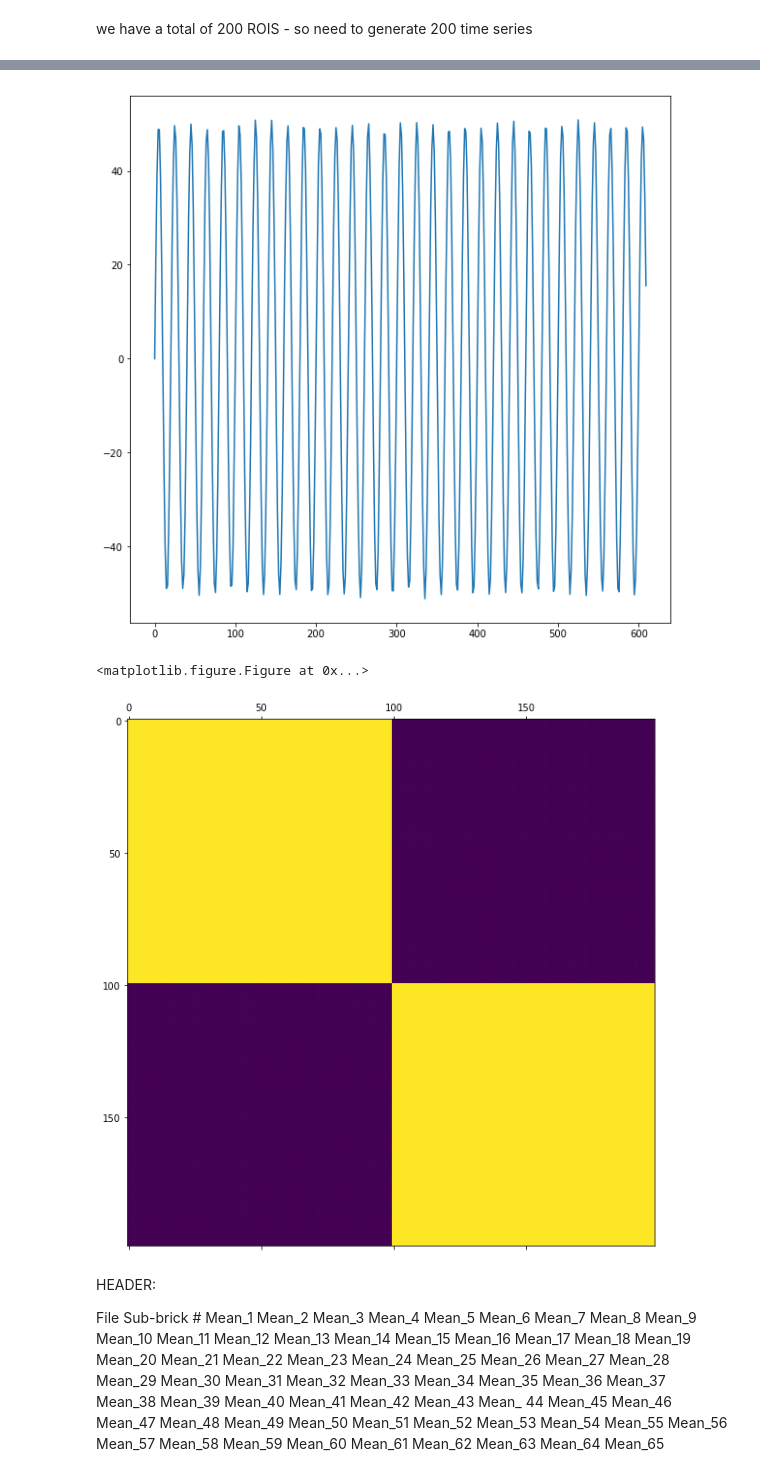
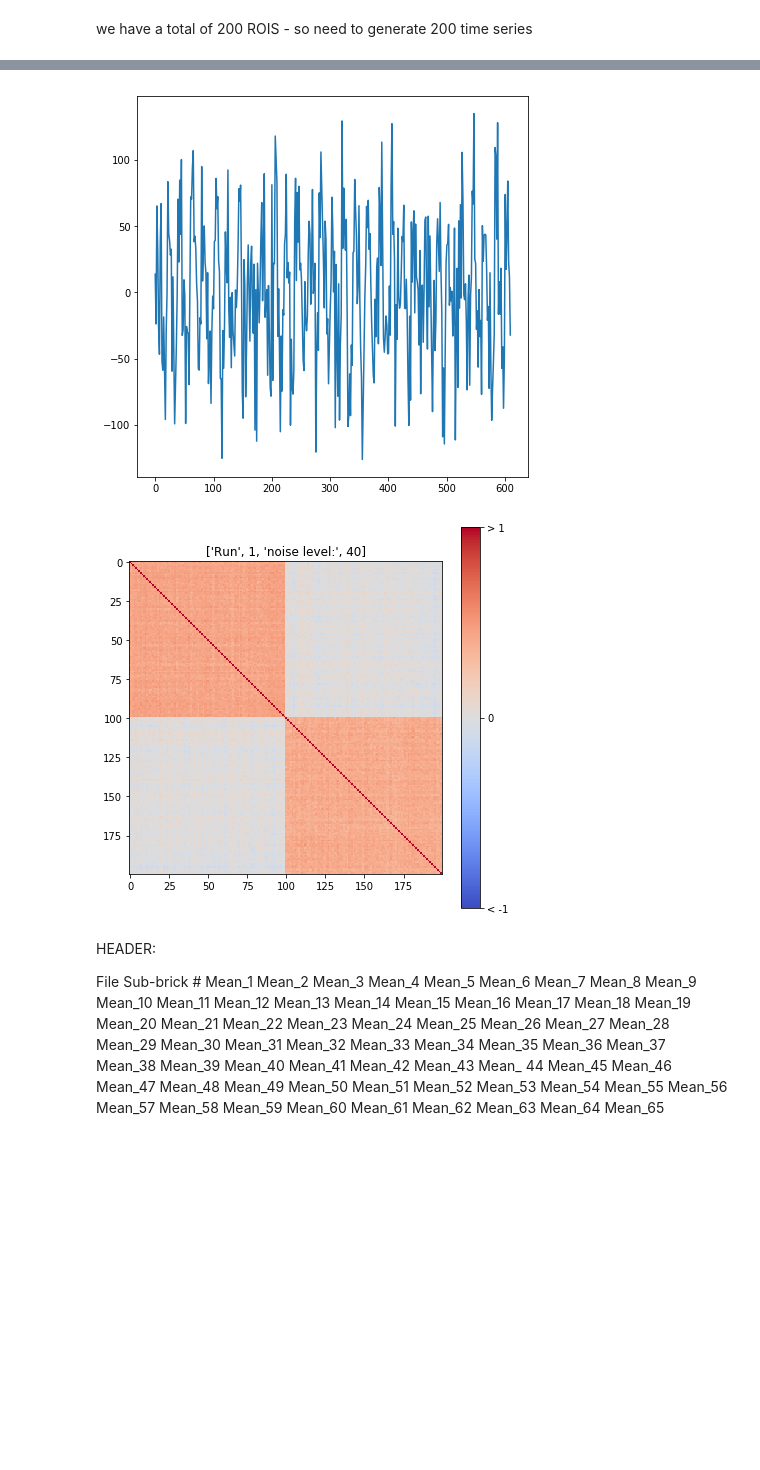
Before and after one commit to engfranco/ZHEN_SIM_DATA, a Jupyter notebook: creat_sim_timeseries-v3-WithNoise_FrequencyShift.ipynb, the cells around one changed output, grey strips where cells are left out. Saved outputs shown, nothing was run; the diff lists cells and outputs as text; code cells hidden in the pictures; blank space fills up the shorter version.

Commit message:
ploting correlation coef figure

```diff
--- a/creat_sim_timeseries-v3-WithNoise_FrequencyShift.ipynb
+++ b/creat_sim_timeseries-v3-WithNoise_FrequencyShift.ipynb
@@ -40,8 +22,20 @@ Location of an example csv file (only acessable on Humbvee):
 TR = 1.45
 volumes = 420
 t = np.arange(0.0, TR*volumes+1, 1.45)
-noise_level = 0.5
+noise_level = 40
 #print(t)
+# %%
+# Plot correlation coef
+def plot_corrcoef(data,run,noise):
+    # Calculate correlation coefficient
+    corrcoef = np.corrcoef(Yall_noise.transpose())
+
+
+    fig, ax = plt.subplots()
+    ax.set_title(["Run", 1 ,"noise level:" , noise_level])
+    cax = ax.imshow(corrcoef, vmin=-1, vmax=1, interpolation='nearest', cmap=cm.coolwarm)
+    cbar = fig.colorbar(cax, ticks=[-1, 0, 1])
+    cbar.ax.set_yticklabels(['< -1', '0', '> 1'])  # vertically oriented colorbar
 # %% [markdown]
 we have a total of 200 ROIS - so need to generate 200 time series
 # %%
@@ -92,24 +86,16 @@ print(a.ndim)
 plt.figure(1)
 plt.plot(t, a)
 
+
+plt.rcParams['figure.figsize'] = [7, 7]
+
+print(corrcoef[0:4,0:4])
+
+# ploting the correlation coefficient
+plot_corrcoef(Yall_noise.transpose(),1,noise_level)
+
 # Calculate correlation coefficient
 corrcoef = np.corrcoef(Yall_noise.transpose())
-
-print(corrcoef[0:4,0:4])
-#correlation_matrix(Yall_noise)
-fig2=plt.figure(2)
-plt.rcParams['figure.figsize'] = [10, 10]
-#fig2=plt.figure(figsize=(50, 50), dpi= 80, facecolor='w', edgecolor='k')
-#figure(figsize = (10,10))
-#plt.matshow([[0,1,2],[2,0,-6],[4,2,1]])
-plt.matshow(corrcoef[0:199,0:199])
-
-
-#f, ax = pl.subplots(figsize=(10, 8)
-#sns.heatmap(corrcoef, mask=np.zeros_like(corrcoef, dtype=np.bool), cmap=sns.diverging_palette(220, 10, as_cmap=True), square=True, ax=ax)
-#sns.heatmap(corrcoef,
-#            xticklabels=corrcoef.columns.values,
-#            yticklabels=corrcoef.columns.values)
 # %% [output]
 size Yall_noise
 (421, 200)
@@ -124,6 +109,5 @@ size Yall_noise
-[figure, old version]
+[figure, new version]
-<matplotlib.figure.Figure at 0x...>
-[figure, old version]
+[figure, new version]
 # %% [markdown]
 HEADER:
 
```
Also changed, not shown: parts of 5 cells of this notebook, 10 other files.
